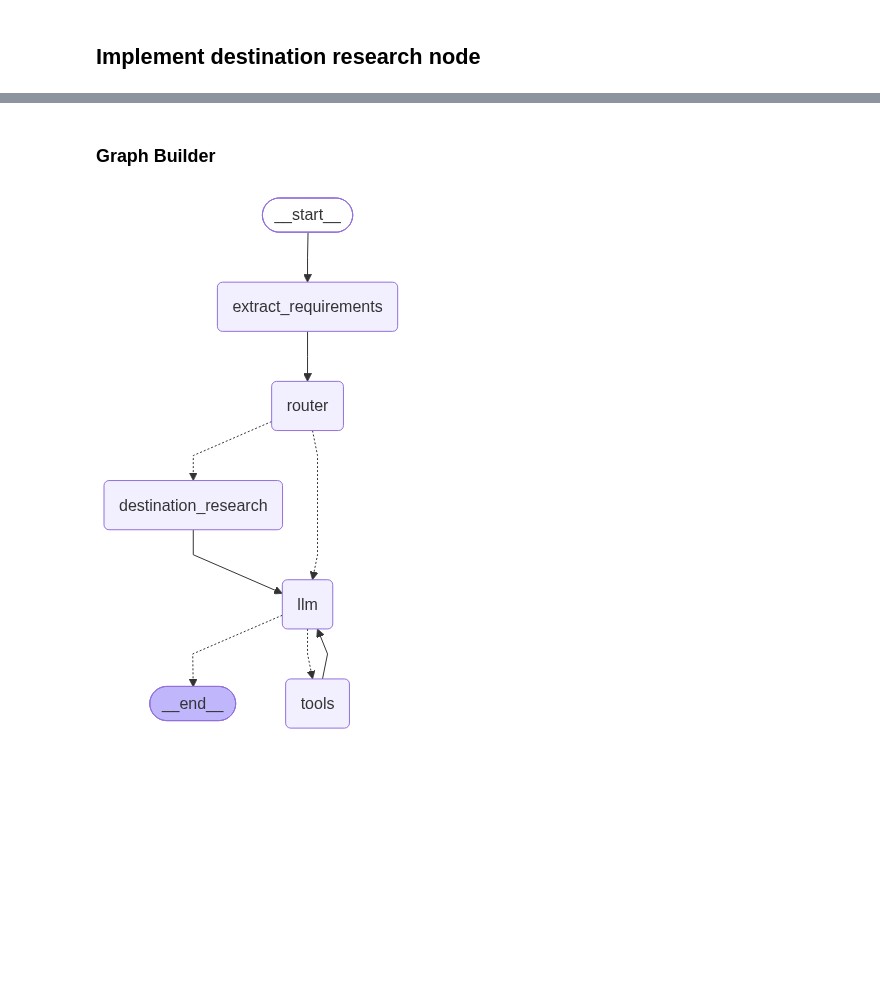
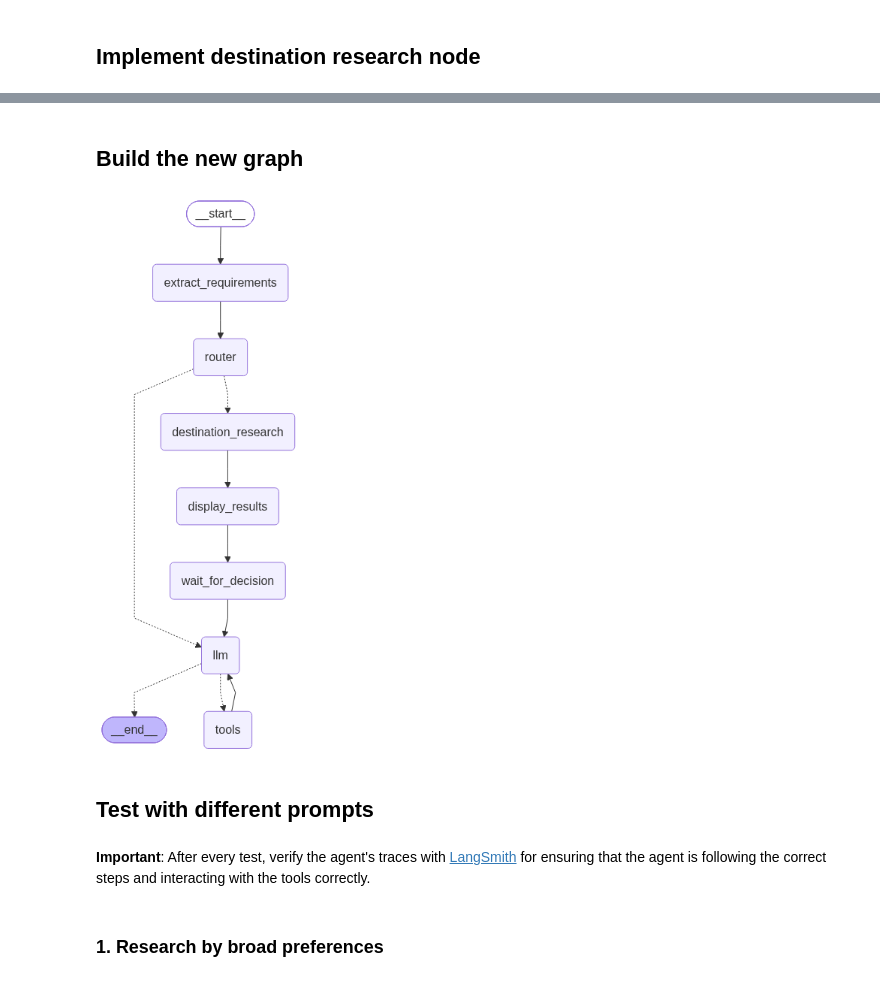
Before and after one commit to AndresCorSan/agentic-travel-planning-system, a Jupyter notebook: notebooks/phase4.ipynb, the cells around one changed output, grey strips where cells are left out. Drawn from its saved outputs; the diff is of its cells as text; code cells hidden in the pictures; blank space fills up the shorter version.

Commit message:
feat(phase-4): Destination Research mode finished

```diff
--- a/notebooks/phase4.ipynb
+++ b/notebooks/phase4.ipynb
@@ -577,6 +584,7 @@ needs_research: True
 # %%
 class DestinationCandidate(BaseModel):
     destination: str
+    score: float
     reason: str
 
 class DestinationResearchResult(BaseModel):
@@ -617 +639,36 @@ async def destination_research(state: TravelState):
+# %%
+def display_destination_results(state: TravelState):
+    destinations = state["destination_candidates"]
+
+    print("\n" + "=" * 60)
+    print("DESTINATION RECOMMENDATIONS")
+    print("=" * 60)
+
+    for i, candidate in enumerate(destinations, 1):
+        print(f"\n{i}. {candidate.destination} — {candidate.score:.1f}/10")
+        print(f"   {candidate.reason}")
+
+    return {
+        # Provide context to the next LLM call that destination research has been completed
+        "messages": [
+            SystemMessage(
+                content=(
+                    "Destination research has been completed and the recommendations "
+                    "were presented to the user. The next user message is a response "
+                    "to those recommendations and may select or modify a destination."
+                )
+            )
+        ]
+    }
+# %%
+def wait_for_decision(state: TravelState):
+    user_input = interrupt("Choose a destination or provide another preference.")
+
+    return {
+        "messages": [
+            HumanMessage(content=user_input)
+        ]
+    }
+# %% [markdown]
+## Build the new graph
 # %%
@@ -619,8 +677,6 @@ def route_destination_research(state: TravelState):
     if state["destination_research_needed"]:
         return "destination_research"
     return "llm"
-# %% [markdown]
-### Graph Builder
 # %%
 # Add short-term memory checkpointing
 checkpointer = InMemorySaver()
@@ -629,32 +685,40 @@ builder = StateGraph(TravelState)
 
 # ---- Nodes ----
 builder.add_node("extract_requirements", extract_requirements)
 builder.add_node("router", research_router)
+
 builder.add_node("destination_research", destination_research)
+builder.add_node("display_results", display_destination_results)
+builder.add_node("wait_for_decision", wait_for_decision)
+
 builder.add_node("llm", llm_node)
 builder.add_node("tools", ToolNode(tools))
 
 # ---- Edges ----
 builder.add_edge(START, "extract_requirements")
 builder.add_edge("extract_requirements", "router")
 
 builder.add_conditional_edges(
     "router",
     route_destination_research,
     {
         "destination_research": "destination_research",
         "llm": "llm",
     },
 )
 
-builder.add_edge("destination_research", "llm")
+builder.add_edge("destination_research", "display_results")
+builder.add_edge("display_results", "wait_for_decision")
+builder.add_edge("wait_for_decision", "llm")
 
 builder.add_conditional_edges("llm", tools_condition)
 builder.add_edge("tools", "llm")
 
 # ---- Compile ----
 graph = builder.compile(checkpointer=checkpointer)
 
 display(Image(graph.get_graph().draw_mermaid_png()))
 # %% [output]
-[figure, old version]
+[figure, new version]
+# %% [markdown]
+## Test with different prompts
@@ -660,0 +771,4 @@ display(Image(graph.get_graph().draw_mermaid_png()))
+# %% [markdown]
+**Important**: After every test, verify the agent's traces with [LangSmith](https://smith.langchain.com) for ensuring that the agent is following the correct steps and interacting with the tools correctly.
+# %% [markdown]
+### 1. Research by broad preferences
```
Also changed, not shown: parts of 18 cells of this notebook, 3 other files.
